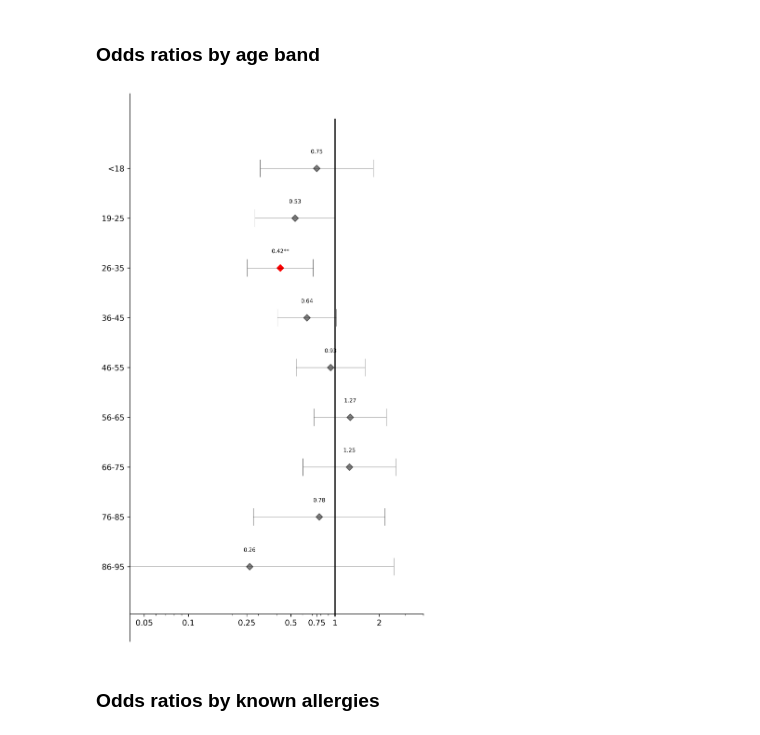
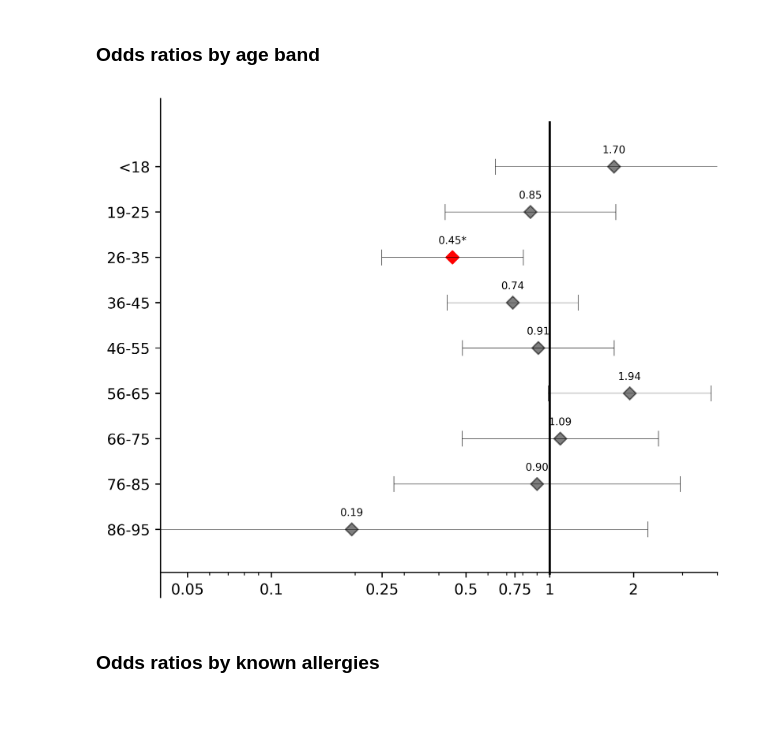
Before and after one commit to chrisvoncsefalvay/covid-19-vaccine-anaphylaxis, a Jupyter notebook: src/Case-control study of anaphylactic events reported in relation to the COVID-19 vaccine.ipynb, the cells around one changed output. Drawn from its saved outputs; the diff is of its cells as text; code cells hidden in the pictures; blank space fills up the shorter version.

Commit message:
Filtered plots and prop scores

```diff
--- a/src/Case-control study of anaphylactic events reported in relation to the COVID-19 vaccine.ipynb
+++ b/src/Case-control study of anaphylactic events reported in relation to the COVID-19 vaccine.ipynb
@@ -182 +188,3 @@ Wall time: 7.06 ms
+# %%
+df = m.matched_data[m.matched_data.VAERS_ID.isin(df.VAERS_ID)].merge(vax[["VAERS_ID", "VAX_TYPE"]])
 # %% [markdown]
@@ -199,7 +207,5 @@ CI: 0.583 –– 0.896
 # %% [markdown]
 ### Anaphylaxis OR by vaccine type
-# %%
-df = m.matched_data.merge(vax[["VAERS_ID", "VAX_TYPE"]])
 # %%
 odds_ratios_by_vax_type = pd.DataFrame(index = df.VAX_TYPE.unique(),
                                        columns = ("ROR", "p_value", "95CI_lower", "95CI_upper"))
@@ -261,8 +267,8 @@ plt.show()
 # %%
 odds_ratios_by_gender = pd.DataFrame(columns = ("ROR", "p_value", "95CI_lower", "95CI_upper"))
 
-for gender in tqdm(data.SEX.unique()):
-    df = data[data.SEX == gender]
+for gender in tqdm(data[data.VAERS_ID.isin(m.matched_data.VAERS_ID.unique())].SEX.unique()):
+    df = data[(data.VAERS_ID.isin(m.matched_data.VAERS_ID.unique())) & (data.SEX == gender)]
     ct = sm.stats.Table2x2(pd.crosstab(df.IS_COVID_VACCINE, df.IS_ANAPHYLACTIC).rename(columns={0: False, 1: True}).sort_index(ascending=False).sort_index(axis=1, ascending=False))
     if ct.table_orig[True][True] >= 15:
         odds_ratios_by_gender.loc[gender, "ROR"] = ct.oddsratio
@@ -279,9 +285,9 @@ data["age_band"] = pd.cut(data.AGE_YRS,
                           labels=("<18", "19-25", "26-35", "36-45", "46-55", "56-65", "66-75", "76-85", "86-95", ">95"),
                           right=True)
 # %%
-for age_band in tqdm(data.age_band.unique()):
+for age_band in tqdm(data[data.VAERS_ID.isin(m.matched_data.VAERS_ID.unique())].age_band.unique()):
     try:
-        df = data[data["age_band"] == age_band]
+        df = data[(data["age_band"] == age_band) & (data.VAERS_ID.isin(m.matched_data.VAERS_ID.unique()))]
         xt = pd.crosstab(df.IS_COVID_VACCINE, df.IS_ANAPHYLACTIC).rename(columns={0: False, 1: True}).sort_index(ascending=False).sort_index(axis=1, ascending=False)
         ct = sm.stats.Table2x2(xt)
         odds_ratios_by_age_band.loc[age_band, "ROR"] = ct.oddsratio
@@ -293,7 +299,7 @@ for age_band in tqdm(data.age_band.unique()):
 # %%
 WHISKER:float = 0.175
 
-fig, ax = plt.subplots(figsize=(6, 10), dpi=600)
+fig, ax = plt.subplots(figsize=(6, 5), dpi=600)
 
 odds_ratios_by_age_band.index = pd.CategoricalIndex(odds_ratios_by_age_band.index,
                                                     categories = ["<18", "19-25", "26-35", "36-45", "46-55", "56-65", "66-75", "76-85", "86-95"],
@@ -304,35 +310,34 @@ odds_ratios_by_age_band = odds_ratios_by_age_band.sort_index(ascending=False)
 ax.scatter(odds_ratios_by_age_band.ROR, odds_ratios_by_age_band.index, marker="D", color="k", alpha=0.5)
 ax.scatter(odds_ratios_by_age_band[odds_ratios_by_age_band.p_value < 0.05].ROR, odds_ratios_by_age_band[odds_ratios_by_age_band.p_value < 0.05].index, marker="D", color="r", alpha=1.0)
 
 ax.vlines(x=1, ymin=-1, ymax=len(odds_ratios_by_age_band.index), colors="k")
-#ax.vlines(x=2, ymin=0, ymax=len(ors.index), colors="k", linestyles="--")
 
 for idx, val in enumerate(odds_ratios_by_age_band.index):
     ax.hlines(y=idx, xmin=odds_ratios_by_age_band.loc[val, "95CI_lower"], xmax=odds_ratios_by_age_band.loc[val, "95CI_upper"], color="k", lw=0.3, alpha=0.8)
     pvalue_marker = "***" if odds_ratios_by_age_band.loc[val, "p_value"] < 0.001 else ("**" if odds_ratios_by_age_band.loc[val, "p_value"] < 0.005 else ("*" if odds_ratios_by_age_band.loc[val, "p_value"] < 0.05 else ""))
     ax.text(y = idx + 0.3, x = odds_ratios_by_age_band.loc[val, "ROR"], s = f"{odds_ratios_by_age_band.loc[val, 'ROR']:.2f}{pvalue_marker}", horizontalalignment="center", fontsize="x-small")
     ax.vlines(x=odds_ratios_by_age_band.loc[val, "95CI_lower"], ymin=idx-WHISKER, ymax=idx+WHISKER, color="k", lw=0.3)
     ax.vlines(x=odds_ratios_by_age_band.loc[val, "95CI_upper"], ymin=idx-WHISKER, ymax=idx+WHISKER, color="k", lw=0.3)
 
 ax.set_xscale("log")
 ax.set_xlim(4e-2, 4e0)
 
 ax.spines.left.set_position(("axes", 0.0))
 ax.spines.right.set_color("none")
 ax.spines.bottom.set_position(("axes", 0.05))
 ax.spines.top.set_color("none")
 ax.xaxis.set_ticks_position("bottom")
 ax.yaxis.set_ticks_position("left")
 
 ax.set_xticks([0.05, 0.1, 0.25, 0.5, 0.75, 1, 2])
 ax.set_xticklabels([0.05, 0.10, 0.25, 0.5, 0.75, 1, 2])
 
 plt.tight_layout()
 plt.savefig("../writeup/forest_plot_of_anaphylaxis_by_age.pdf")
 
 plt.show()
 # %% [output]
-[figure, old version]
+[figure, new version]
 # %% [markdown]
 ### Odds ratios by known allergies
 # %%
```
Also changed, not shown: parts of 25 cells of this notebook, 6 other files.
